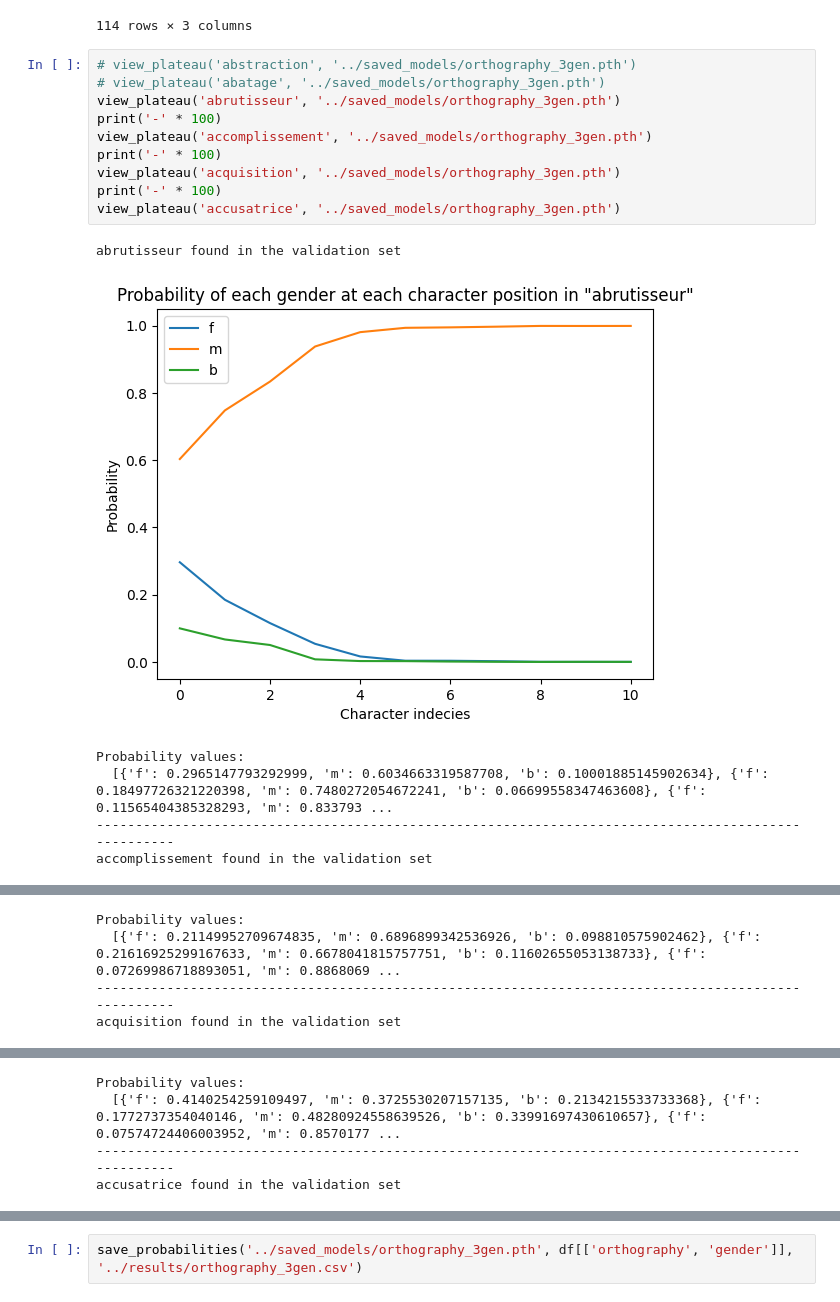
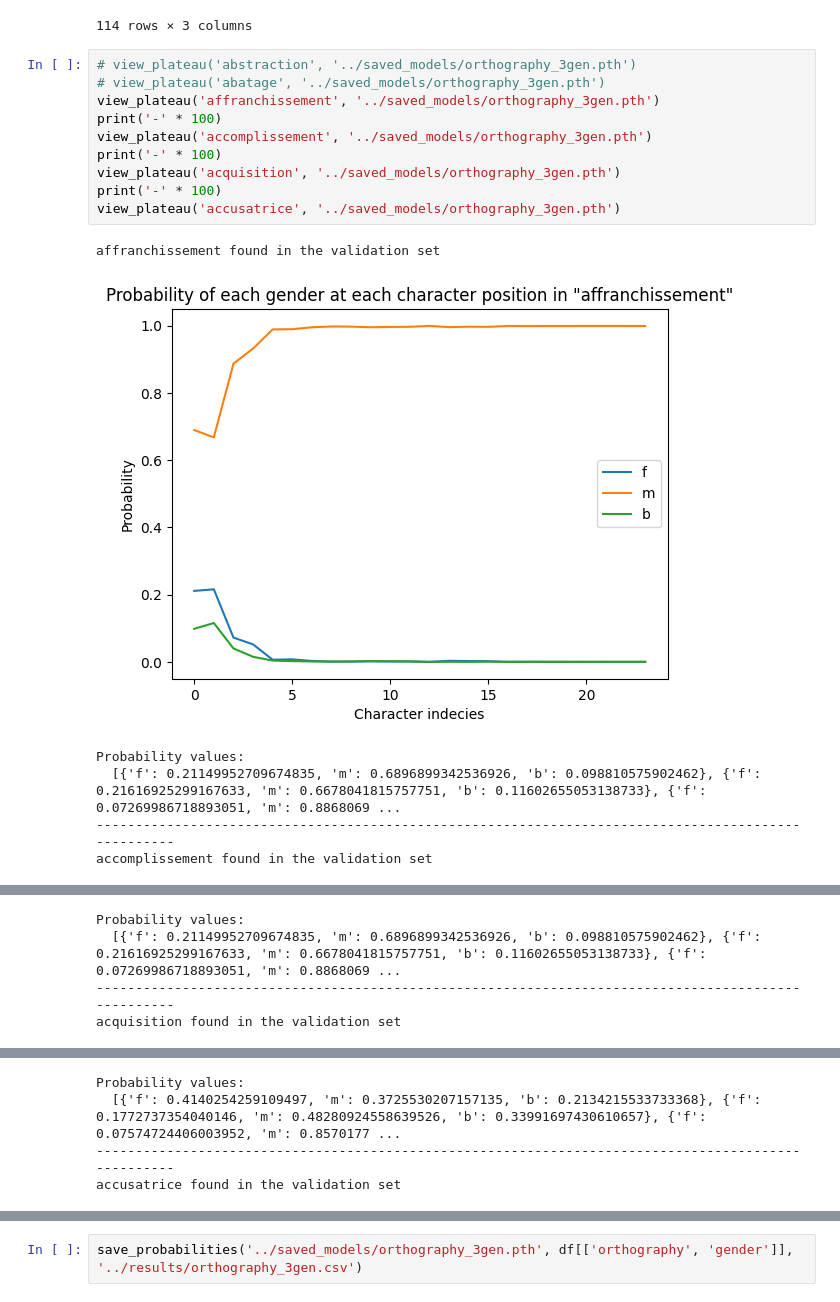
Before and after one commit to obonami/gender_prediction, a Jupyter notebook: src/analysis.ipynb, the cells around one changed output, grey strips where cells are left out. Saved outputs shown, nothing was run; the diff lists cells and outputs as text.

```diff
--- a/src/analysis.ipynb
+++ b/src/analysis.ipynb
@@ -52,18 +56,18 @@ whitespace
 # %%
 # view_plateau('abstraction', '../saved_models/orthography_3gen.pth')
 # view_plateau('abatage', '../saved_models/orthography_3gen.pth')
-view_plateau('abrutisseur', '../saved_models/orthography_3gen.pth')
+view_plateau('affranchissement', '../saved_models/orthography_3gen.pth')
 print('-' * 100)
 view_plateau('accomplissement', '../saved_models/orthography_3gen.pth')
 print('-' * 100)
 view_plateau('acquisition', '../saved_models/orthography_3gen.pth')
 print('-' * 100)
 view_plateau('accusatrice', '../saved_models/orthography_3gen.pth')
 # %% [output]
-abrutisseur found in the validation set
+affranchissement found in the validation set
-[figure, old version]
+[figure, new version]
 Probability values:
-  [{'f': 0.2965147793292999, 'm': 0.6034663319587708, 'b': 0.10001885145902634}, {'f': 0.18497726321220398, 'm': 0.7480272054672241, 'b': 0.06699558347463608}, {'f': 0.11565404385328293, 'm': 0.833793 ...
+  [{'f': 0.21149952709674835, 'm': 0.6896899342536926, 'b': 0.098810575902462}, {'f': 0.21616925299167633, 'm': 0.6678041815757751, 'b': 0.11602655053138733}, {'f': 0.07269986718893051, 'm': 0.8868069 ...
 ----------------------------------------------------------------------------------------------------
 accomplissement found in the validation set
 [figure]
```
Also changed, not shown: parts of 1 cell of this notebook, 1 other file.
